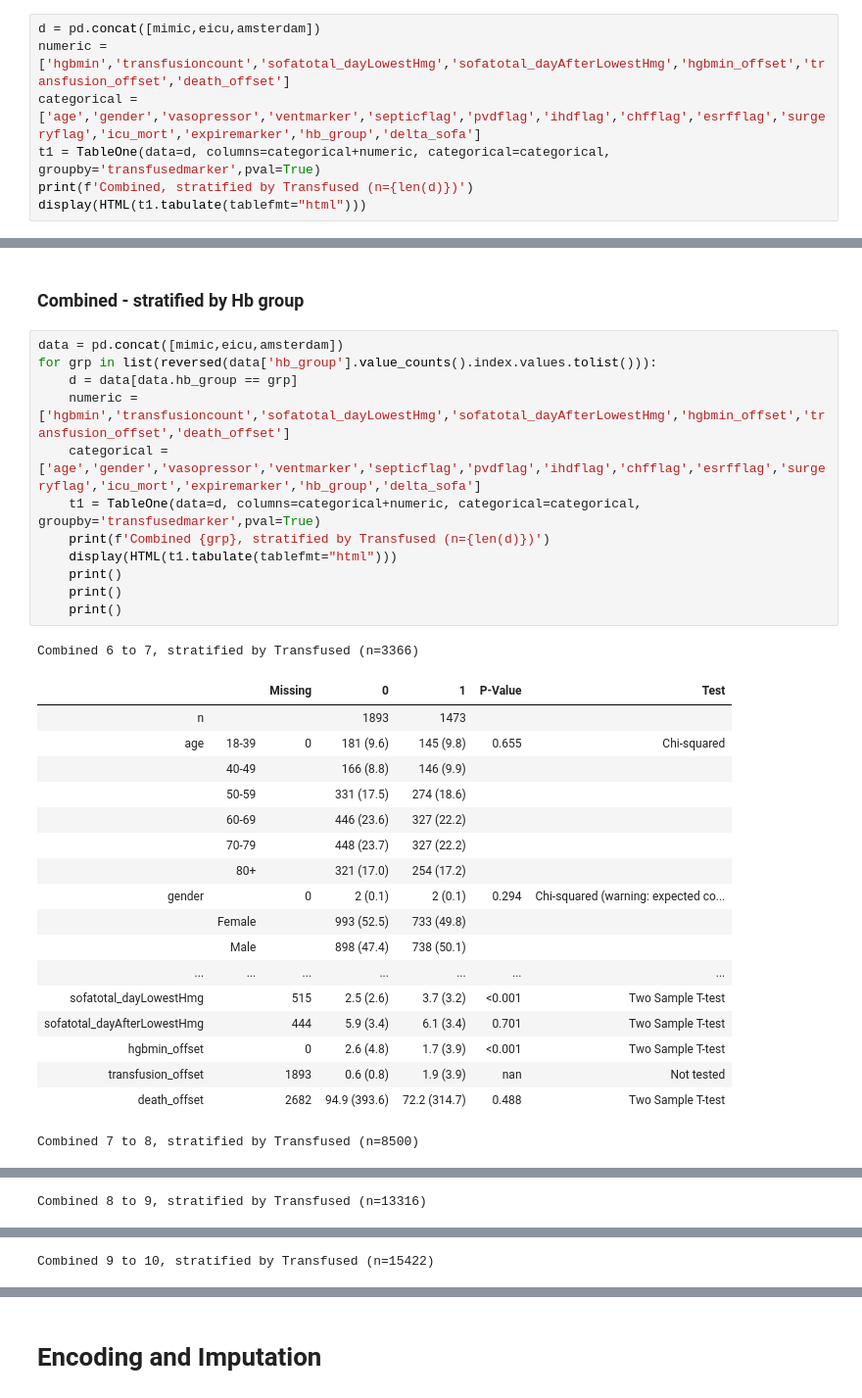
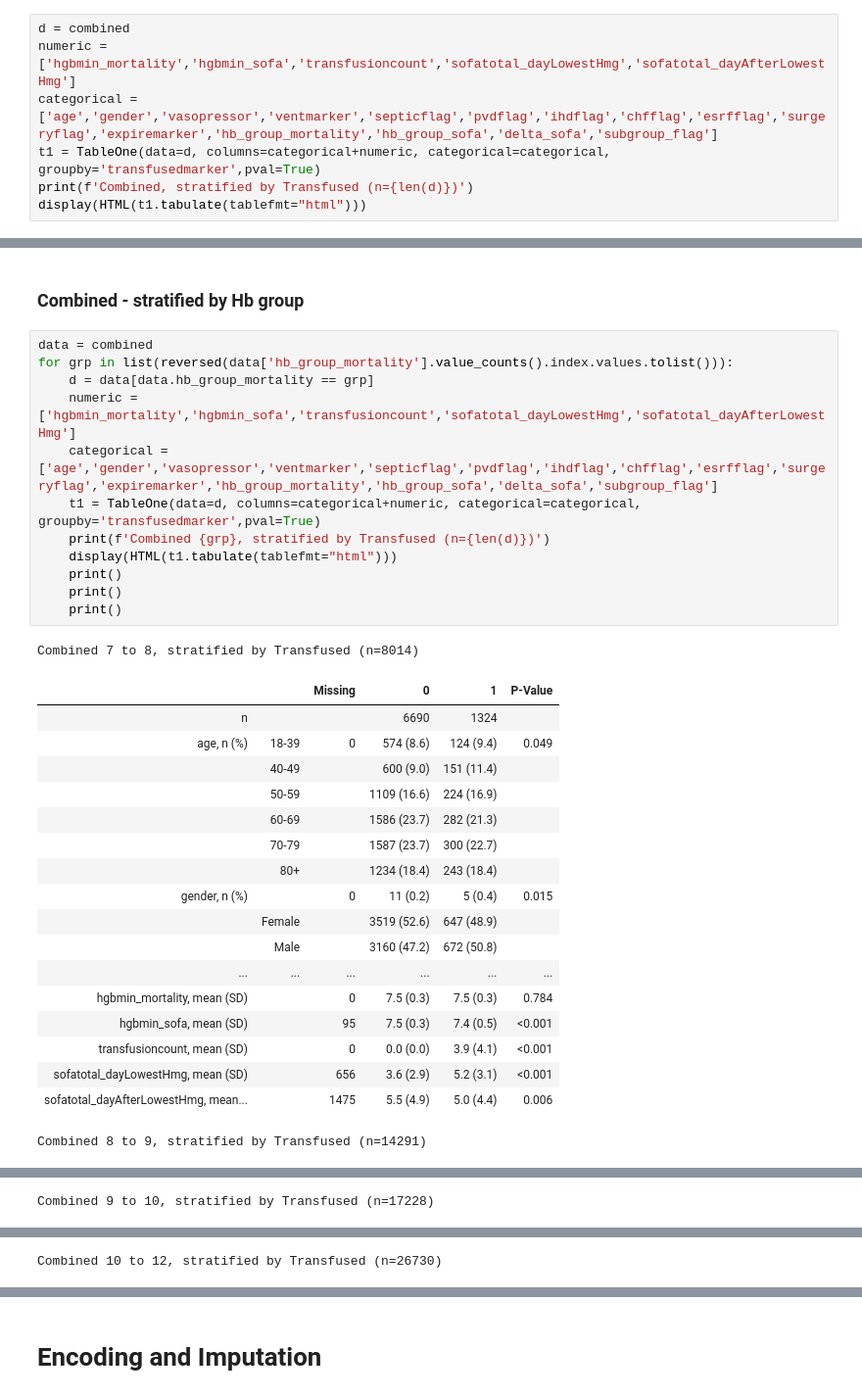
Before and after one commit to wesleyyeung/transfusion_thresholds, a Jupyter notebook: blood_transfusion_data_extraction.ipynb, the cells around one changed output, grey strips where cells are left out. Shown at 98% size. Cells and saved outputs as stored; diff of their text form.

```diff
--- a/blood_transfusion_data_extraction.ipynb
+++ b/blood_transfusion_data_extraction.ipynb
@@ -6752,9 +6529,9 @@ Combined, overall (n=85631)
 # %% [markdown]
 ### Combined - stratified by transfusion
 # %%
-d = pd.concat([mimic,eicu,amsterdam])
-numeric = ['hgbmin','transfusioncount','sofatotal_dayLowestHmg','sofatotal_dayAfterLowestHmg','hgbmin_offset','transfusion_offset','death_offset']
-categorical = ['age','gender','vasopressor','ventmarker','septicflag','pvdflag','ihdflag','chfflag','esrfflag','surgeryflag','icu_mort','expiremarker','hb_group','delta_sofa']
+d = combined
+numeric = ['hgbmin_mortality','hgbmin_sofa','transfusioncount','sofatotal_dayLowestHmg','sofatotal_dayAfterLowestHmg']
+categorical = ['age','gender','vasopressor','ventmarker','septicflag','pvdflag','ihdflag','chfflag','esrfflag','surgeryflag','expiremarker','hb_group_mortality','hb_group_sofa','delta_sofa','subgroup_flag']
 t1 = TableOne(data=d, columns=categorical+numeric, categorical=categorical, groupby='transfusedmarker',pval=True)
 print(f'Combined, stratified by Transfused (n={len(d)})')
 display(HTML(t1.tabulate(tablefmt="html")))
@@ -6780,34 +6557,34 @@ Combined, stratified by Transfused (n=85631)
 # %% [markdown]
 ### Combined - stratified by Hb group
 # %%
-data = pd.concat([mimic,eicu,amsterdam])
-for grp in list(reversed(data['hb_group'].value_counts().index.values.tolist())):
-    d = data[data.hb_group == grp]
-    numeric = ['hgbmin','transfusioncount','sofatotal_dayLowestHmg','sofatotal_dayAfterLowestHmg','hgbmin_offset','transfusion_offset','death_offset']
-    categorical = ['age','gender','vasopressor','ventmarker','septicflag','pvdflag','ihdflag','chfflag','esrfflag','surgeryflag','icu_mort','expiremarker','hb_group','delta_sofa']
+data = combined
+for grp in list(reversed(data['hb_group_mortality'].value_counts().index.values.tolist())):
+    d = data[data.hb_group_mortality == grp]
+    numeric = ['hgbmin_mortality','hgbmin_sofa','transfusioncount','sofatotal_dayLowestHmg','sofatotal_dayAfterLowestHmg']
+    categorical = ['age','gender','vasopressor','ventmarker','septicflag','pvdflag','ihdflag','chfflag','esrfflag','surgeryflag','expiremarker','hb_group_mortality','hb_group_sofa','delta_sofa','subgroup_flag']
     t1 = TableOne(data=d, columns=categorical+numeric, categorical=categorical, groupby='transfusedmarker',pval=True)
     print(f'Combined {grp}, stratified by Transfused (n={len(d)})')
     display(HTML(t1.tabulate(tablefmt="html")))
     print()
     print()
     print()
 # %% [output]
-Combined 6 to 7, stratified by Transfused (n=3366)
+Combined 7 to 8, stratified by Transfused (n=8014)
-|  |  | Missing | 0 | 1 | P-Value | Test |
-| n |  |  | 1893 | 1473 |  |  |
-| age | 18-39 | 0 | 181 (9.6) | 145 (9.8) | 0.655 | Chi-squared |
-|  | 40-49 |  | 166 (8.8) | 146 (9.9) |  |  |
-|  | 50-59 |  | 331 (17.5) | 274 (18.6) |  |  |
-|  | 60-69 |  | 446 (23.6) | 327 (22.2) |  |  |
-|  | 70-79 |  | 448 (23.7) | 327 (22.2) |  |  |
-|  | 80+ |  | 321 (17.0) | 254 (17.2) |  |  |
-| gender |  | 0 | 2 (0.1) | 2 (0.1) | 0.294 | Chi-squared (warning: expected co... |
-|  | Female |  | 993 (52.5) | 733 (49.8) |  |  |
-|  | Male |  | 898 (47.4) | 738 (50.1) |  |  |
-| ... | ... | ... | ... | ... | ... | ... |
-| sofatotal_dayLowestHmg |  | 515 | 2.5 (2.6) | 3.7 (3.2) | <0.001 | Two Sample T-test |
-| sofatotal_dayAfterLowestHmg |  | 444 | 5.9 (3.4) | 6.1 (3.4) | 0.701 | Two Sample T-test |
-| hgbmin_offset |  | 0 | 2.6 (4.8) | 1.7 (3.9) | <0.001 | Two Sample T-test |
-| transfusion_offset |  | 1893 | 0.6 (0.8) | 1.9 (3.9) | nan | Not tested |
-| death_offset |  | 2682 | 94.9 (393.6) | 72.2 (314.7) | 0.488 | Two Sample T-test |
+|  |  | Missing | 0 | 1 | P-Value |
+| n |  |  | 6690 | 1324 |  |
+| age, n (%) | 18-39 | 0 | 574 (8.6) | 124 (9.4) | 0.049 |
+|  | 40-49 |  | 600 (9.0) | 151 (11.4) |  |
+|  | 50-59 |  | 1109 (16.6) | 224 (16.9) |  |
+|  | 60-69 |  | 1586 (23.7) | 282 (21.3) |  |
+|  | 70-79 |  | 1587 (23.7) | 300 (22.7) |  |
+|  | 80+ |  | 1234 (18.4) | 243 (18.4) |  |
+| gender, n (%) |  | 0 | 11 (0.2) | 5 (0.4) | 0.015 |
+|  | Female |  | 3519 (52.6) | 647 (48.9) |  |
+|  | Male |  | 3160 (47.2) | 672 (50.8) |  |
+| ... | ... | ... | ... | ... | ... |
+| hgbmin_mortality, mean (SD) |  | 0 | 7.5 (0.3) | 7.5 (0.3) | 0.784 |
+| hgbmin_sofa, mean (SD) |  | 95 | 7.5 (0.3) | 7.4 (0.5) | <0.001 |
+| transfusioncount, mean (SD) |  | 0 | 0.0 (0.0) | 3.9 (4.1) | <0.001 |
+| sofatotal_dayLowestHmg, mean (SD) |  | 656 | 3.6 (2.9) | 5.2 (3.1) | <0.001 |
+| sofatotal_dayAfterLowestHmg, mean... |  | 1475 | 5.5 (4.9) | 5.0 (4.4) | 0.006 |
-Combined 7 to 8, stratified by Transfused (n=8500)
+Combined 8 to 9, stratified by Transfused (n=14291)
@@ -6831 +6608 @@ Combined 7 to 8, stratified by Transfused (n=8500)
-Combined 8 to 9, stratified by Transfused (n=13316)
+Combined 9 to 10, stratified by Transfused (n=17228)
@@ -6849 +6626 @@ Combined 8 to 9, stratified by Transfused (n=13316)
-Combined 9 to 10, stratified by Transfused (n=15422)
+Combined 10 to 12, stratified by Transfused (n=26730)
```
Also changed, not shown: parts of 70 cells of this notebook, 13 other files.
